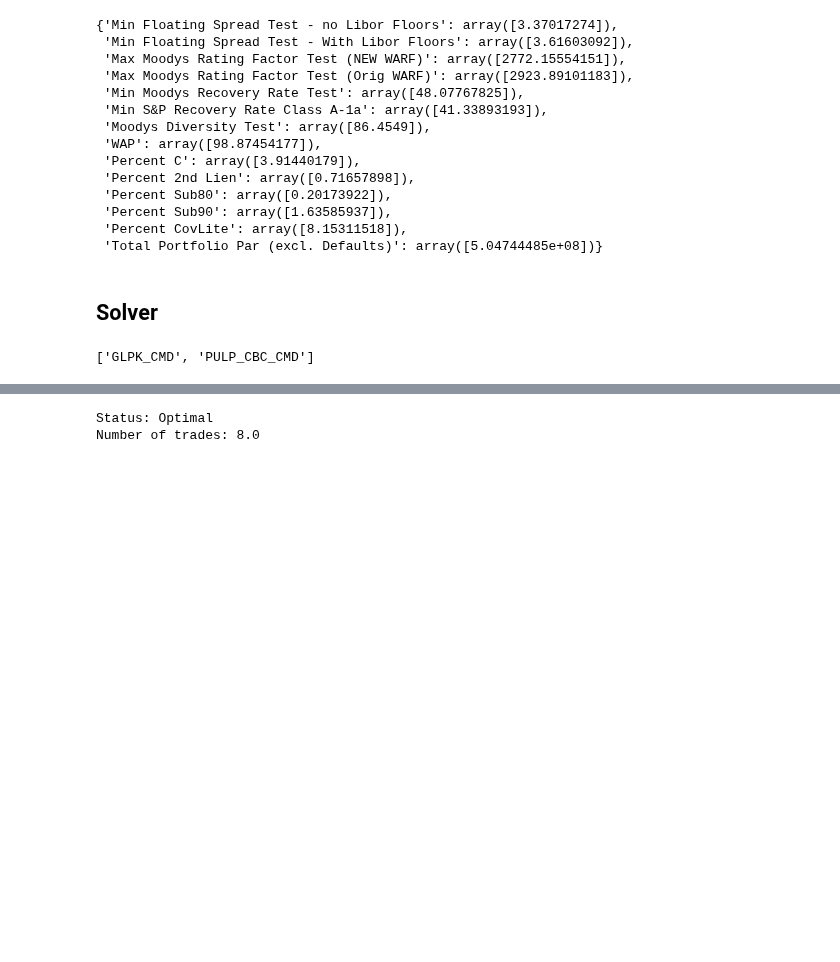
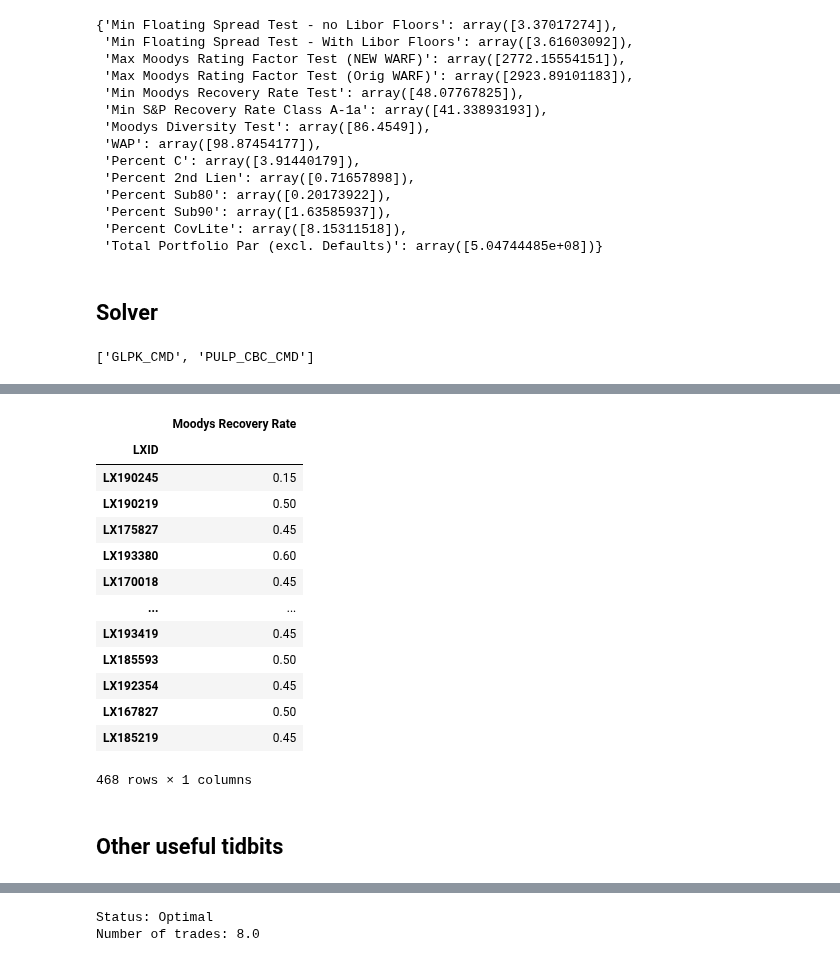
Before and after one commit to joshknechtel-gs/RM-IT, a Jupyter notebook: TradeMinProblem.ipynb, the cells around one changed output, grey strips where cells are left out. Cells and saved outputs as stored; diff of their text form; code cells hidden in the pictures; blank space fills up the shorter version.

```diff
--- a/TradeMinProblem.ipynb
+++ b/TradeMinProblem.ipynb
@@ -112,7 +112,7 @@ keyConstraints = {'Spread':0.0342,
     'WARF':2965,
     'MC Div Score':75,
     'Moodys Recovery Rate':0.43,
-    'S&P Recovery Rate (AAA)':0.40,   # 0.42
+    'S&P Recovery Rate (AAA)':0.42,   # 0.42
     'Blended Price':0.1,
     'C_or_Less':0.1,
     'Lien':0.1,
@@ -126,7 +126,7 @@ otherConstraints = {'Cash to spend/raise':0,
     'Max trade size (on buys)':1000000}
 
 
-seeds = pd.DataFrame([1e6,1e6,0], index=['LX165896','LX185373','LX178941'])
+seeds = pd.DataFrame([0,0,0], index=['LX165896','LX185373','LX178941'])
 # %% [output]
 array([ 0.28571429, -0.31746032,  0.23809524,  0.        ,  0.15873016,
         0.        ])
@@ -468,0 +693,20 @@ y_99 = 0.0
+# %%
+#model_port.loc[model_port['Current Portfolio']==0,['Par_no_default','Current Portfolio']]
+model_port[['Moodys Recovery Rate']]
+# %% [output]
+|  | Moodys Recovery Rate |
+| LXID |  |
+| LX190245 | 0.15 |
+| LX190219 | 0.50 |
+| LX175827 | 0.45 |
+| LX193380 | 0.60 |
+| LX170018 | 0.45 |
+| ... | ... |
+| LX193419 | 0.45 |
+| LX185593 | 0.50 |
+| LX192354 | 0.45 |
+| LX167827 | 0.50 |
+| LX185219 | 0.45 |
+468 rows × 1 columns
+# %% [markdown]
+## Other useful tidbits
```
Also changed, not shown: parts of 23 cells of this notebook, 1 other file.
